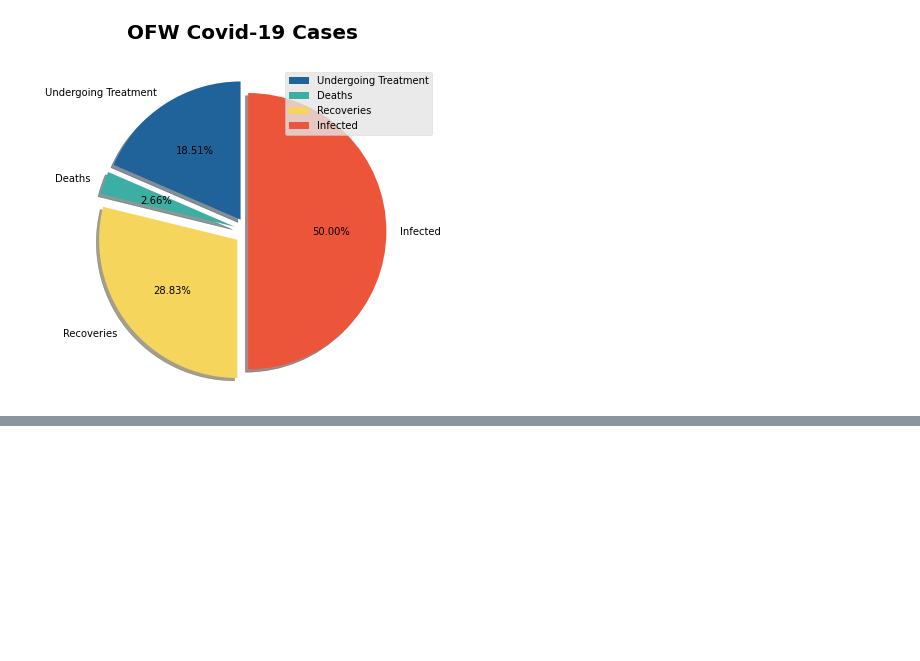
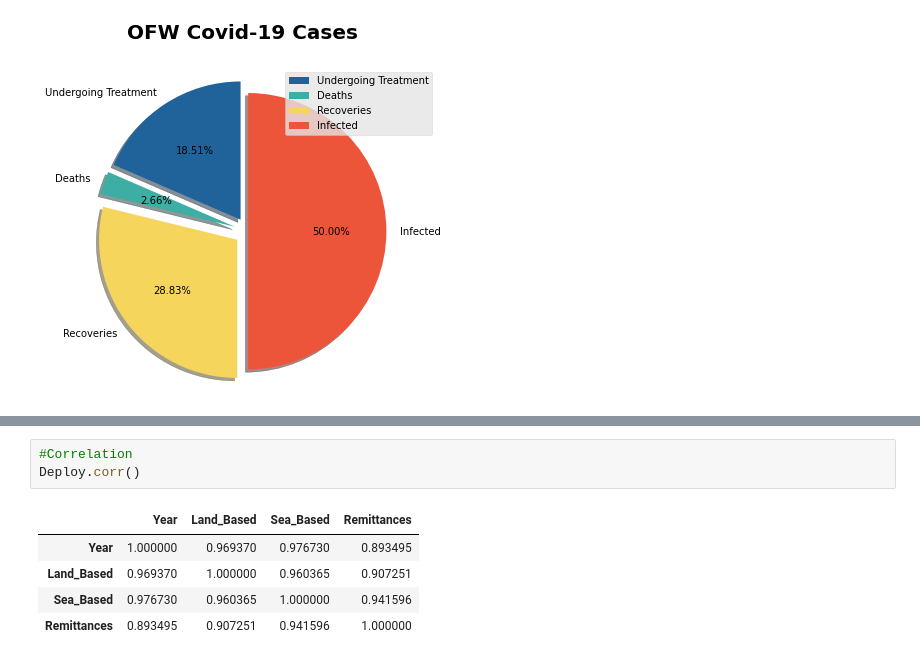
Before and after one commit to apriljoyagquiz/IT3205-TeamAbracaData, a Jupyter notebook: OFW_Visualization.ipynb, the cells around one changed output, grey strips where cells are left out. Drawn from its saved outputs; the diff is of its cells as text; blank space fills up the shorter version.

Commit message:
Preparation for Correlation and Regression

```diff
--- a/OFW_Visualization.ipynb
+++ b/OFW_Visualization.ipynb
@@ -363,0 +412,9 @@ plt.show()
+# %%
+#Correlation
+Deploy.corr()
+# %% [output]
+|  | Year | Land_Based | Sea_Based | Remittances |
+| Year | 1.000000 | 0.969370 | 0.976730 | 0.893495 |
+| Land_Based | 0.969370 | 1.000000 | 0.960365 | 0.907251 |
+| Sea_Based | 0.976730 | 0.960365 | 1.000000 | 0.941596 |
+| Remittances | 0.893495 | 0.907251 | 0.941596 | 1.000000 |
```
Also changed, not shown: parts of 7 cells of this notebook.
